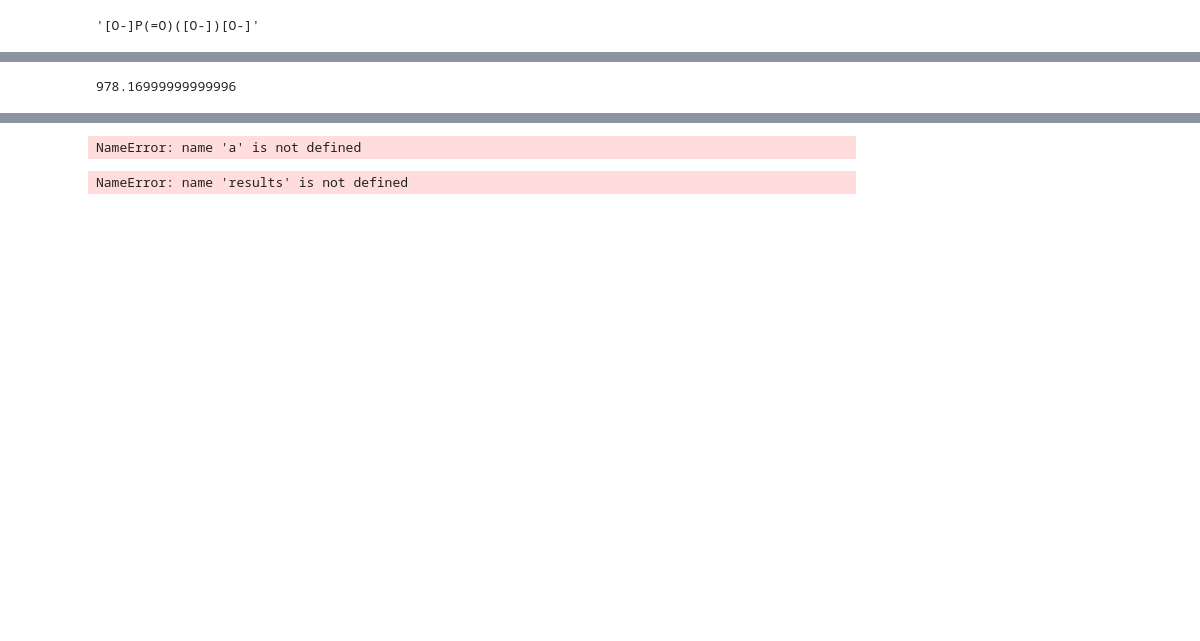
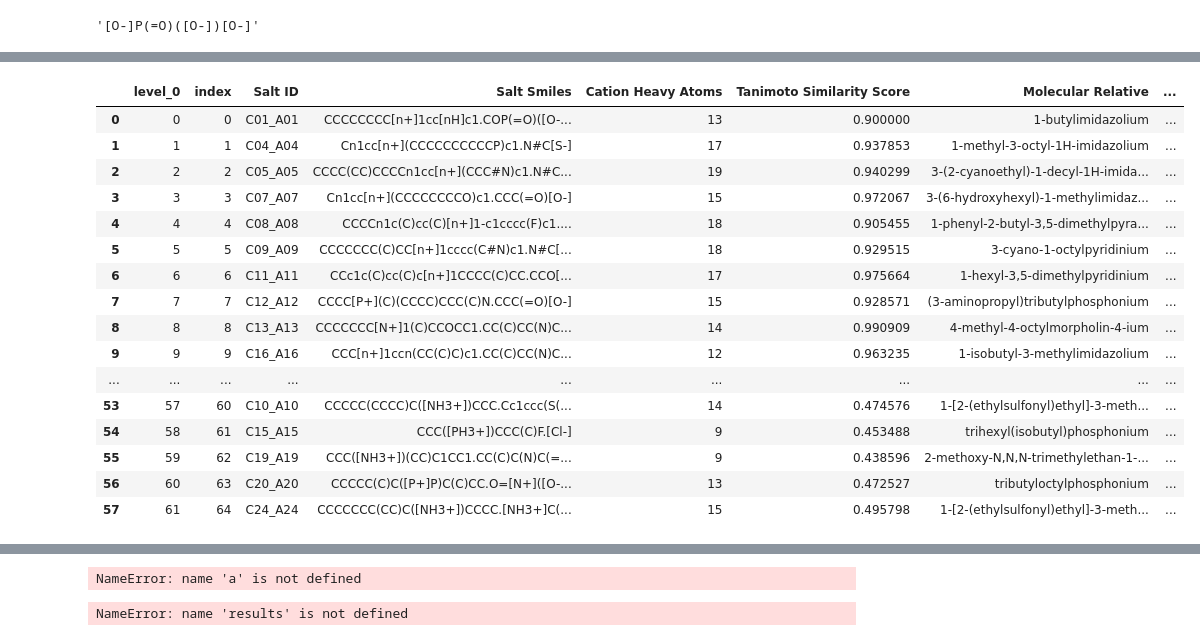
Before and after one commit to wesleybeckner/gains, a Jupyter notebook: scripts/gains_prototype.ipynb, the cells around one changed output, grey strips where cells are left out. Cells and saved outputs as stored; diff of their text form; code cells hidden in the pictures; blank space fills up the shorter version.

```diff
--- a/scripts/gains_prototype.ipynb
+++ b/scripts/gains_prototype.ipynb
@@ -113,4 +109,21 @@ from gains import salt_generator
-# %%
-prediction
-# %% [output]
-978.16999999999996
+# %%
+out_1000.reset_index(inplace=True, drop=True)
+out_1000
+# %% [output]
+|  | level_0 | index | Salt ID | Salt Smiles | Cation Heavy Atoms | Tanimoto Similarity Score | Molecular Relative | ... |
+| 0 | 0 | 0 | C01_A01 | CCCCCCCC[n+]1cc[nH]c1.COP(=O)([O-... | 13 | 0.900000 | 1-butylimidazolium | ... |
+| 1 | 1 | 1 | C04_A04 | Cn1cc[n+](CCCCCCCCCCP)c1.N#C[S-] | 17 | 0.937853 | 1-methyl-3-octyl-1H-imidazolium | ... |
+| 2 | 2 | 2 | C05_A05 | CCCC(CC)CCCCn1cc[n+](CCC#N)c1.N#C... | 19 | 0.940299 | 3-(2-cyanoethyl)-1-decyl-1H-imida... | ... |
+| 3 | 3 | 3 | C07_A07 | Cn1cc[n+](CCCCCCCCO)c1.CCC(=O)[O-] | 15 | 0.972067 | 3-(6-hydroxyhexyl)-1-methylimidaz... | ... |
+| 4 | 4 | 4 | C08_A08 | CCCCn1c(C)cc(C)[n+]1-c1cccc(F)c1.... | 18 | 0.905455 | 1-phenyl-2-butyl-3,5-dimethylpyra... | ... |
+| 5 | 5 | 5 | C09_A09 | CCCCCCC(C)CC[n+]1cccc(C#N)c1.N#C[... | 18 | 0.929515 | 3-cyano-1-octylpyridinium | ... |
+| 6 | 6 | 6 | C11_A11 | CCc1c(C)cc(C)c[n+]1CCCC(C)CC.CCO[... | 17 | 0.975664 | 1-hexyl-3,5-dimethylpyridinium | ... |
+| 7 | 7 | 7 | C12_A12 | CCCC[P+](C)(CCCC)CCC(C)N.CCC(=O)[O-] | 15 | 0.928571 | (3-aminopropyl)tributylphosphonium | ... |
+| 8 | 8 | 8 | C13_A13 | CCCCCCC[N+]1(C)CCOCC1.CC(C)CC(N)C... | 14 | 0.990909 | 4-methyl-4-octylmorpholin-4-ium | ... |
+| 9 | 9 | 9 | C16_A16 | CCC[n+]1ccn(CC(C)C)c1.CC(C)CC(N)C... | 12 | 0.963235 | 1-isobutyl-3-methylimidazolium | ... |
+| ... | ... | ... | ... | ... | ... | ... | ... | ... |
+| 53 | 57 | 60 | C10_A10 | CCCCC(CCCC)C([NH3+])CCC.Cc1ccc(S(... | 14 | 0.474576 | 1-[2-(ethylsulfonyl)ethyl]-3-meth... | ... |
+| 54 | 58 | 61 | C15_A15 | CCC([PH3+])CCC(C)F.[Cl-] | 9 | 0.453488 | trihexyl(isobutyl)phosphonium | ... |
+| 55 | 59 | 62 | C19_A19 | CCC([NH3+])(CC)C1CC1.CC(C)C(N)C(=... | 9 | 0.438596 | 2-methoxy-N,N,N-trimethylethan-1-... | ... |
+| 56 | 60 | 63 | C20_A20 | CCCCC(C)C([P+]P)C(C)CC.O=[N+]([O-... | 13 | 0.472527 | tributyloctylphosphonium | ... |
+| 57 | 61 | 64 | C24_A24 | CCCCCCC(CC)C([NH3+])CCCC.[NH3+]C(... | 15 | 0.495798 | 1-[2-(ethylsulfonyl)ethyl]-3-meth... | ... |
```
Also changed, not shown: parts of 25 cells of this notebook.
